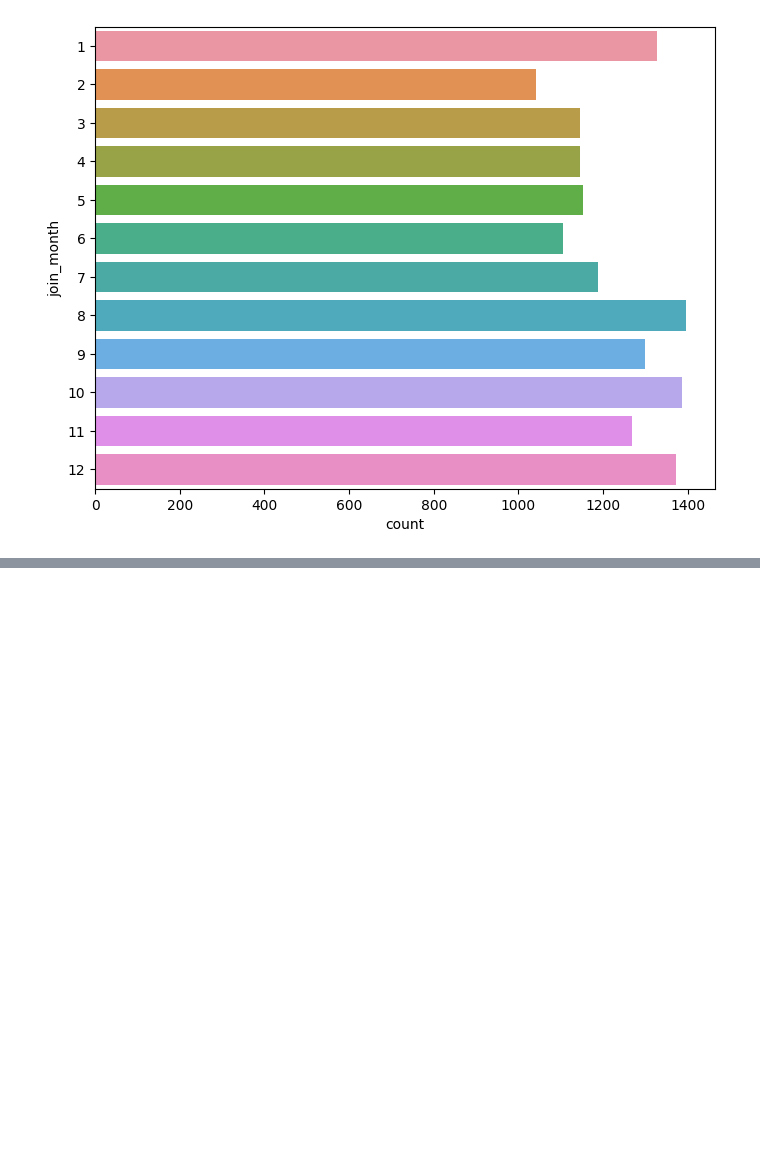
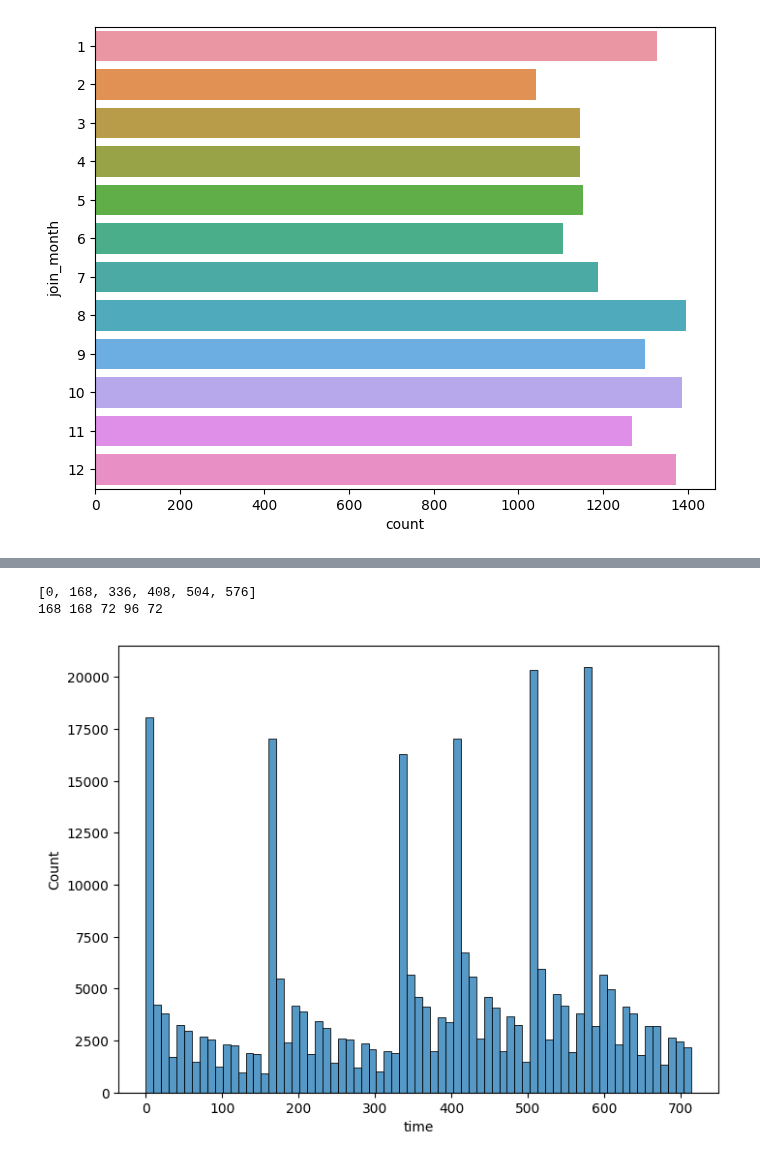
Before and after one commit to WooHyun94/TIL, a Jupyter notebook: Python/220930.ipynb, the cells around one changed output, grey strips where cells are left out. Saved outputs shown, nothing was run; the diff lists cells and outputs as text; code cells hidden in the pictures; blank space fills up the shorter version.

```diff
--- a/Python/220930.ipynb
+++ b/Python/220930.ipynb
@@ -228,0 +281,14 @@ plt.show()
+# %%
+temp = sorted(transcript.time.value_counts().head(6).index)
+print(temp)
+for i in range(len(temp) - 1):
+    print(temp[i + 1] - temp[i], end = ' ')
+# %% [output]
+[0, 168, 336, 408, 504, 576]
+168 168 72 96 72
+# %%
+plt.figure(figsize = (8, 6))
+sns.histplot(data = transcript, x = 'time')
+plt.show()
+# %% [output]
+[figure, added]
```
Also changed, not shown: parts of 6 cells of this notebook.
